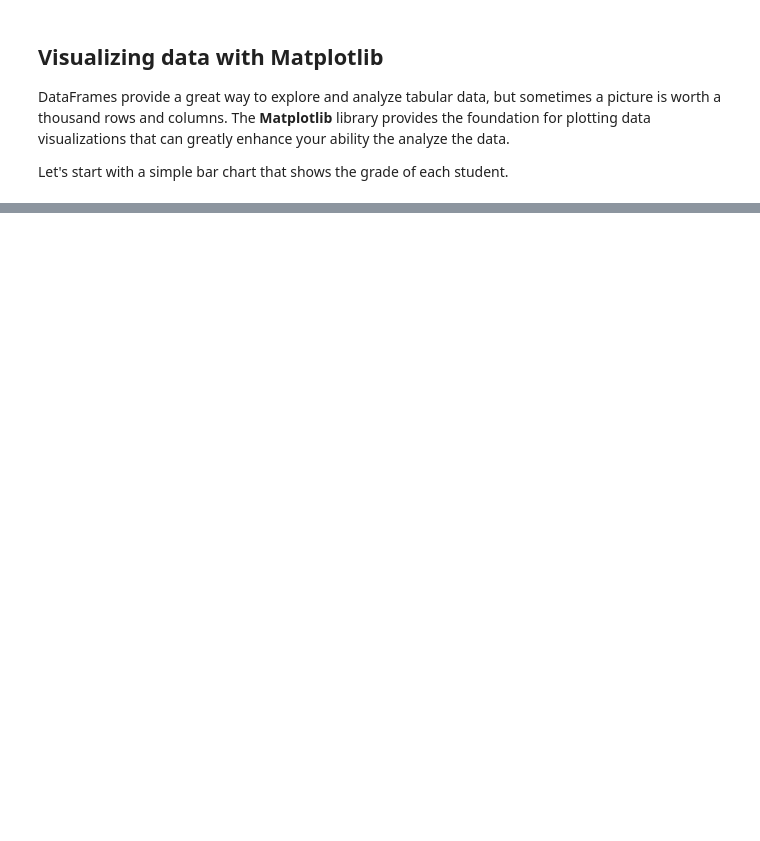
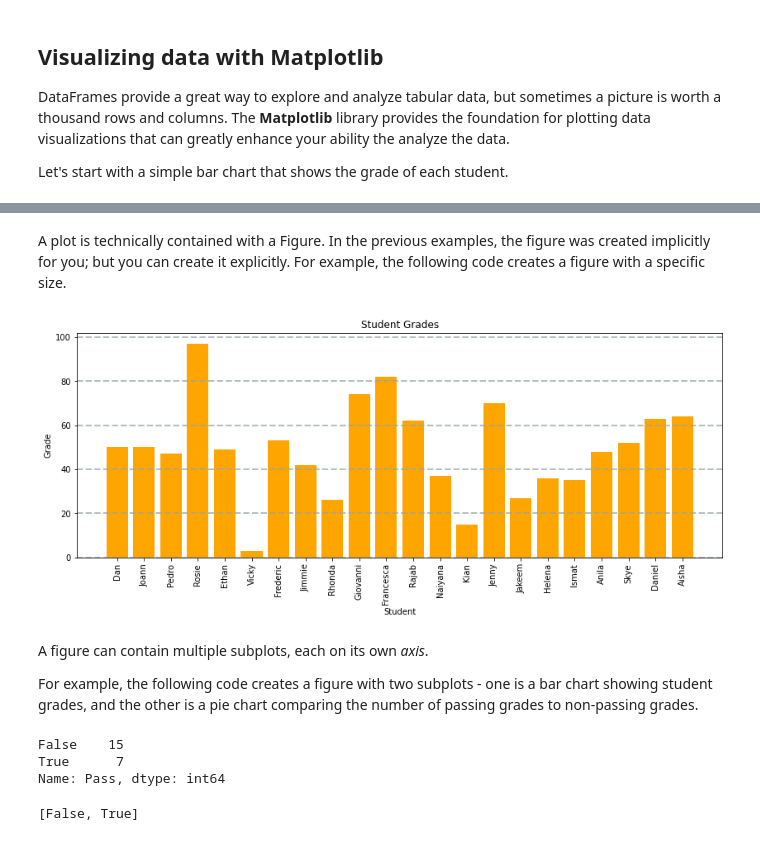
Before and after one commit to Aduzona/Machine_Learning, a Jupyter notebook: 4_Explore_and_analyze_data_with_Python/5_Exercise _Visualize_data_with_Matplotlib.ipynb, the cells around one changed output, grey strips where cells are left out. Cells and saved outputs as stored; diff of their text form; code cells hidden in the pictures; blank space fills up the shorter version.

```diff
--- a/4_Explore_and_analyze_data_with_Python/5_Exercise _Visualize_data_with_Matplotlib.ipynb
+++ b/4_Explore_and_analyze_data_with_Python/5_Exercise _Visualize_data_with_Matplotlib.ipynb
@@ -45,0 +105,35 @@ plt.show()
+# %% [markdown]
+A plot is technically contained with a Figure. In the previous examples, the figure was created implicitly for you; but you can create it explicitly. For example, the following code creates a figure with a specific size.
+# %%
+# Create a Figure
+fig = plt.figure(figsize=(14,5))
+
+# Create a bar plot of name vs grade
+plt.bar(x=df_students.Name, height=df_students.Grade, color='orange')
+
+# Customize the chart
+plt.title('Student Grades')
+plt.xlabel('Student')
+plt.ylabel('Grade')
+plt.grid(color='#95a5a6', linestyle='--', linewidth=2, axis='y', alpha=0.7)
+plt.xticks(rotation=90)
+
+# Show the figure
+plt.show()
+# %% [output]
+[figure, added]
+# %% [markdown]
+A figure can contain multiple subplots, each on its own *axis*.
+
+For example, the following code creates a figure with two subplots - one is a bar chart showing student grades, and the other is a pie chart comparing the number of passing grades to non-passing grades.
+# %%
+df_students['Pass'].value_counts()
+# %% [output]
+False    15
+True      7
+Name: Pass, dtype: int64
+# %%
+pass_counts = df_students['Pass'].value_counts()
+pass_counts.keys().tolist()
+# %% [output]
+[False, True]
```
Also changed, not shown: parts of 22 cells of this notebook, 8 other files.
